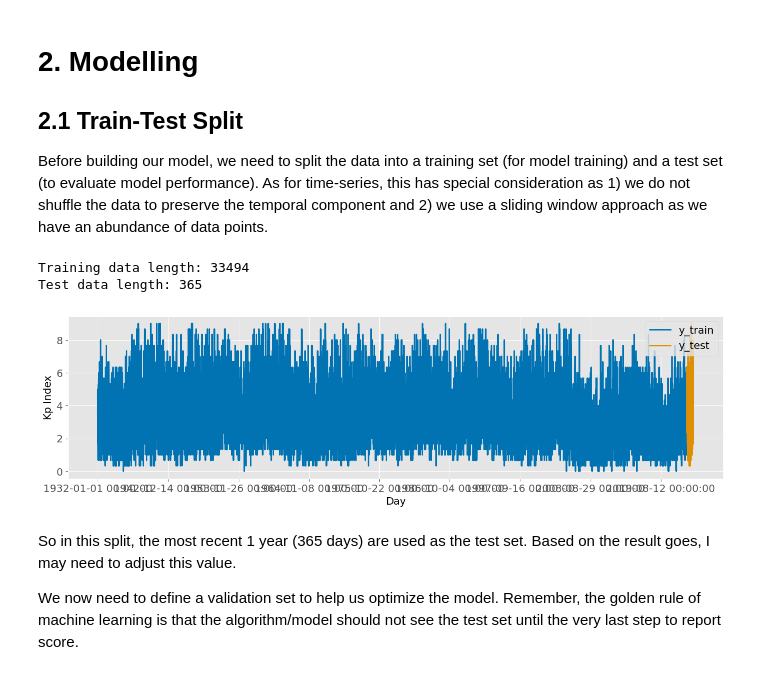
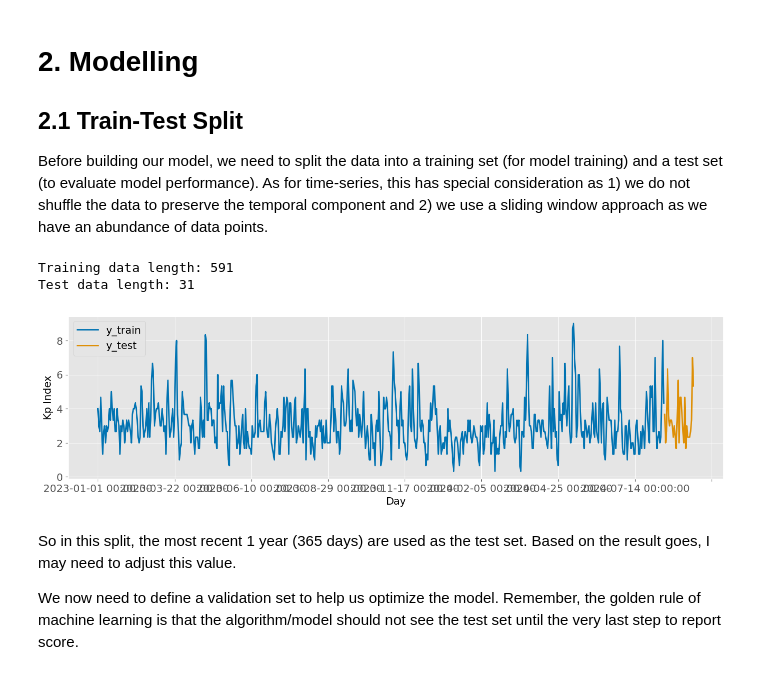
Before and after one commit to hcwang24/Aurora_Watch, a Jupyter notebook: aurora.ipynb, the cells around one changed output. Drawn from its saved outputs; the diff is of its cells as text; code cells hidden in the pictures.

```diff
--- a/aurora.ipynb
+++ b/aurora.ipynb
@@ -306,11 +343,11 @@ daily_mean_df.head()
 # %%
 # Estimating the remainder
-daily_mean_df["remainder"] = daily_mean_df["Kp_Index"] - daily_mean_df["Poly. fit (order 0)"] - daily_mean_df["seasonal"]
+daily_max_df["remainder"] = daily_max_df["Kp_Index"] - daily_max_df["Poly. fit (order 0)"] - daily_max_df["Mean_monthly_peak_Kp"]
 
 fig, axes = plt.subplots(nrows=4, ncols=1, figsize=(7, 12))
-daily_mean_df["Kp_Index"].plot.line(ylabel="Kp Index", title="Original", xlabel="", ax=axes[0])
-daily_mean_df["Poly. fit (order 0)"].plot.line(ylabel="Kp Index", title="Trend-cycle", xlabel="", ax=axes[1])
-daily_mean_df["seasonal"].plot.line(ylabel="Kp Index", title="Seasonal", xlabel="", ax=axes[2])
-daily_mean_df["remainder"].plot.line(ylabel="Kp Index", title="Remainder", ax=axes[3], marker="o", linestyle="")
+daily_max_df["Kp_Index"].plot.line(ylabel="Kp Index", title="Original", xlabel="", ax=axes[0])
+daily_max_df["Poly. fit (order 0)"].plot.line(ylabel="Kp Index", title="Trend-cycle", xlabel="", ax=axes[1])
+daily_max_df["Mean_monthly_peak_Kp"].plot.line(ylabel="Kp Index", title="Seasonal", xlabel="", ax=axes[2])
+daily_max_df["remainder"].plot.line(ylabel="Kp Index", title="Remainder", ax=axes[3], marker="o", linestyle="")
 plt.tight_layout();
 # %% [output]
@@ -387,10 +424,10 @@ plt.show()
 Let's explore how the Kp index repeats every 27 days.
 # %%
 # Create a 27-day period identifier based on the day of the dataset
-daily_mean_df['27_Day_Group'] = daily_mean_df.index % 27  # Grouping every 27 days
+daily_max_df['27_Day_Group'] = daily_max_df.index % 27  # Grouping every 27 days
 
-# Calculate the mean for each 27-day group across all years
-seasonal = daily_mean_df.groupby('27_Day_Group')['Kp_Index'].mean()
+# Calculate the max for each 27-day group across all years
+seasonal = daily_max_df.groupby('27_Day_Group')['Kp_Index'].max()
 
 # Plot the seasonal pattern
 ax = seasonal.plot.line(xlabel="27-Day Period", ylabel="Kp Index",
@@ -403,13 +440,13 @@ We can see that there are some variations of average Kp index in the 27 day peri
 There is also the solar cycle, which lasts for 11 years. Let's explore that
 # %%
 # Extract the year from 'Datetime'
-daily_mean_df['Year'] = daily_mean_df['Datetime'].dt.year
+daily_max_df['Year'] = daily_max_df['Datetime'].dt.year
 
 # Create an 11-year period identifier based on the year. As the first conventionally stated solar cycle began in 1755. We subtract 1755 from each year to indicate which year is it at during a cycle.
-daily_mean_df['11_Year_Group'] = (daily_mean_df['Year'] - 1755) % 11
+daily_max_df['11_Year_Group'] = (daily_max_df['Year'] - 1755) % 11
 
-# Calculate the mean for each 11-year group across all years
-seasonal = daily_mean_df.groupby('11_Year_Group')['Kp_Index'].mean()
+# Calculate the max for each 11-year group across all years
+seasonal = daily_max_df.groupby('11_Year_Group')['Kp_Index'].max()
 
 # Plot the seasonal pattern
 ax = seasonal.plot.line(xlabel="11-Year Period", ylabel="Kp Index",
@@ -424,7 +461,7 @@ So there seems to be the autocorrelation at 27 days.
 Let's use `STL` to remove this seasonality. This is a more advanced method of decomposition which uses LOESS (locally estimated scatterplot smoothing).
 # %%
 from statsmodels.tsa.seasonal import STL
-model = STL(daily_mean_df["Kp_Index"], period=27, trend=55, robust=True).fit()
+model = STL(daily_max_df["Kp_Index"], period=27, trend=55, robust=True).fit()
 with mpl.rc_context():
     mpl.rc("figure", figsize=(7, 12))
     model.plot()
@@ -484,20 +522,25 @@ Before building our model, we need to split the data into a training set (for mo
 # %%
 from sktime.forecasting.model_selection import  SlidingWindowSplitter, temporal_train_test_split
 from sktime.utils.plotting import plot_series
 from sktime.forecasting.base import ForecastingHorizon
 
-y = daily_mean_df[['Datetime', 'Kp_Index']].set_index('Datetime')
+# y = daily_max_df[['Datetime', 'Kp_Index']].set_index('Datetime')
 
-y_train, y_test = temporal_train_test_split(y, test_size = 365)
+# Since data much in the past does not tell much about the future, let's only train data from the past two years to save our computational power.
+daily_max_df_short = daily_max_df[(daily_max_df['Datetime'] >= "2023-01-01")]
+y = daily_max_df_short[['Datetime', 'Kp_Index']].set_index('Datetime')
+
+# y_train, y_test = temporal_train_test_split(y, test_size = 365)
+y_train, y_test = temporal_train_test_split(y, test_size = 31)
 fig, ax = plot_series(y_train, y_test, labels=["y_train", "y_test"],x_label="Day", y_label="Kp Index", markers=[',',','],)
 
 # Verify the split
 print(f"Training data length: {len(y_train)}")
 print(f"Test data length: {len(y_test)}")
 # %% [output]
-Training data length: 33494
-Test data length: 365
+Training data length: 591
+Test data length: 31
-[figure, old version]
+[figure, new version]
 # %% [markdown]
 So in this split, the most recent 1 year (365 days) are used as the test set. Based on the result goes, I may need to adjust this value.
 
```
Also changed, not shown: parts of 58 cells of this notebook.
